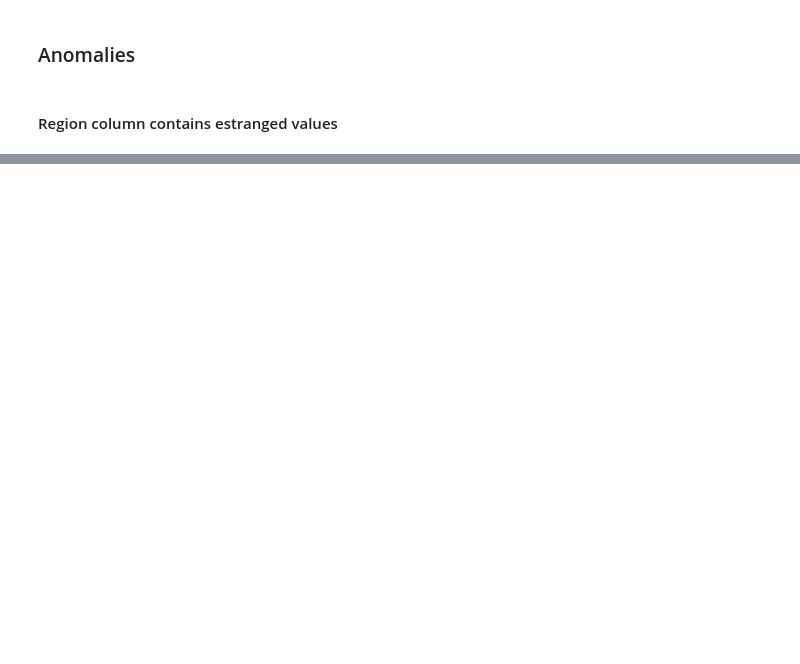
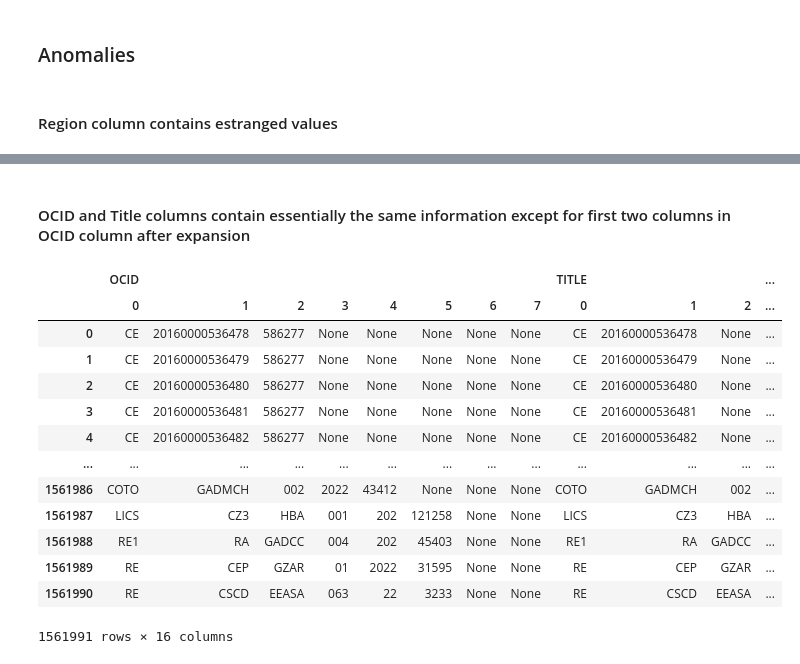
Before and after one commit to DHubAnalytics/contratacion, a Jupyter notebook: notebooks/DBExplor.ipynb, the cells around one changed output, grey strips where cells are left out. Drawn from its saved outputs; the diff is of its cells as text; code cells hidden in the pictures; blank space fills up the shorter version.

```diff
--- a/notebooks/DBExplor.ipynb
+++ b/notebooks/DBExplor.ipynb
@@ -183,0 +383,35 @@ array([' CHIMBORAZO', ' PICHINCHA', ' None', ' GALAPAGOS', ' TUNGURAHUA',
+# %% [markdown]
+#### OCID and Title columns contain essentially the same information except for first two columns in OCID column after expansion
+# %%
+# the contents of both are a mystery
+(df
+ .ocid
+ .str.split('-', expand=True)
+ .iloc[:, 2:]
+ .rename(columns=lambda n: n-2)
+ .pipe(lambda df_: pd.DataFrame(df_.values,
+                                index=df_.index,
+                                columns=pd.MultiIndex.from_product([['OCID'], df_.columns])))
+ .pipe(lambda df_ : pd.concat([df_, (df
+                                     .title
+                                     .replace(to_replace='Orden de compra ', value='', regex=True)
+                                     .str.split('-', expand=True)
+                                     .pipe(lambda df_: pd.DataFrame(df_.values, index=df_.index, columns=pd.MultiIndex.from_product([['TITLE'], df_.columns])))
+                                    )],
+                              axis=1))
+)
+# %% [output]
+|  | OCID |  |  |  |  |  |  |  | TITLE |  |  | ... |
+|  | 0 | 1 | 2 | 3 | 4 | 5 | 6 | 7 | 0 | 1 | 2 | ... |
+| 0 | CE | 20160000536478 | 586277 | None | None | None | None | None | CE | 20160000536478 | None | ... |
+| 1 | CE | 20160000536479 | 586277 | None | None | None | None | None | CE | 20160000536479 | None | ... |
+| 2 | CE | 20160000536480 | 586277 | None | None | None | None | None | CE | 20160000536480 | None | ... |
+| 3 | CE | 20160000536481 | 586277 | None | None | None | None | None | CE | 20160000536481 | None | ... |
+| 4 | CE | 20160000536482 | 586277 | None | None | None | None | None | CE | 20160000536482 | None | ... |
+| ... | ... | ... | ... | ... | ... | ... | ... | ... | ... | ... | ... | ... |
+| 1561986 | COTO | GADMCH | 002 | 2022 | 43412 | None | None | None | COTO | GADMCH | 002 | ... |
+| 1561987 | LICS | CZ3 | HBA | 001 | 202 | 121258 | None | None | LICS | CZ3 | HBA | ... |
+| 1561988 | RE1 | RA | GADCC | 004 | 202 | 45403 | None | None | RE1 | RA | GADCC | ... |
+| 1561989 | RE | CEP | GZAR | 01 | 2022 | 31595 | None | None | RE | CEP | GZAR | ... |
+| 1561990 | RE | CSCD | EEASA | 063 | 22 | 3233 | None | None | RE | CSCD | EEASA | ... |
+1561991 rows × 16 columns
```
Also changed, not shown: parts of 31 cells of this notebook.
